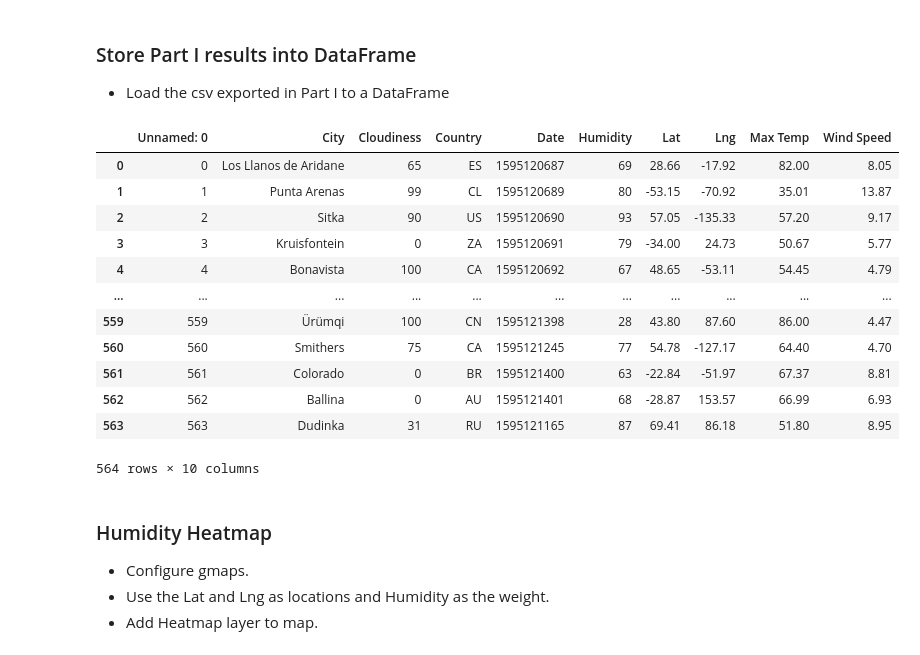
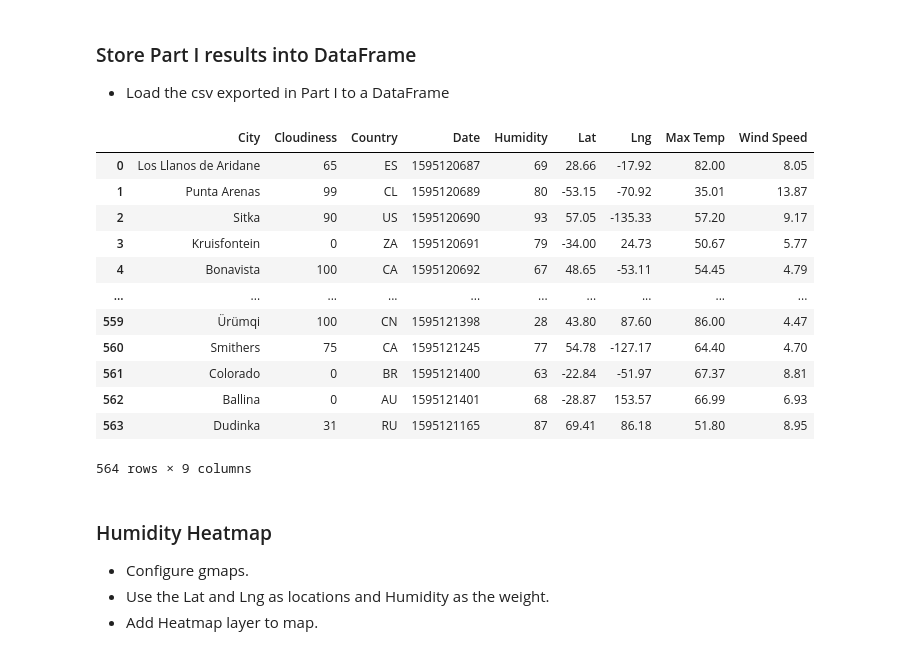
Before and after one commit to taureanh/Python-api-challenge, a Jupyter notebook: VacationPy/VacationPy.ipynb, the cells around one changed output. Saved outputs shown, nothing was run; the diff lists cells and outputs as text; code cells hidden in the pictures.

```diff
--- a/VacationPy/VacationPy.ipynb
+++ b/VacationPy/VacationPy.ipynb
@@ -19,23 +21,23 @@ from api_keys import g_key
 ### Store Part I results into DataFrame
 * Load the csv exported in Part I to a DataFrame
 # %%
-weather_data = pd.read_csv("../WeatherPy/weather_data.csv")
+weather_data = pd.read_csv("../WeatherPy/weather_data.csv", index_col=[0])
 weather_data
 #weather_data.drop([''], axis=1)
 # %% [output]
-|  | Unnamed: 0 | City | Cloudiness | Country | Date | Humidity | Lat | Lng | Max Temp | Wind Speed |
-| 0 | 0 | Los Llanos de Aridane | 65 | ES | 1595120687 | 69 | 28.66 | -17.92 | 82.00 | 8.05 |
-| 1 | 1 | Punta Arenas | 99 | CL | 1595120689 | 80 | -53.15 | -70.92 | 35.01 | 13.87 |
-| 2 | 2 | Sitka | 90 | US | 1595120690 | 93 | 57.05 | -135.33 | 57.20 | 9.17 |
-| 3 | 3 | Kruisfontein | 0 | ZA | 1595120691 | 79 | -34.00 | 24.73 | 50.67 | 5.77 |
-| 4 | 4 | Bonavista | 100 | CA | 1595120692 | 67 | 48.65 | -53.11 | 54.45 | 4.79 |
-| ... | ... | ... | ... | ... | ... | ... | ... | ... | ... | ... |
-| 559 | 559 | Ürümqi | 100 | CN | 1595121398 | 28 | 43.80 | 87.60 | 86.00 | 4.47 |
-| 560 | 560 | Smithers | 75 | CA | 1595121245 | 77 | 54.78 | -127.17 | 64.40 | 4.70 |
-| 561 | 561 | Colorado | 0 | BR | 1595121400 | 63 | -22.84 | -51.97 | 67.37 | 8.81 |
-| 562 | 562 | Ballina | 0 | AU | 1595121401 | 68 | -28.87 | 153.57 | 66.99 | 6.93 |
-| 563 | 563 | Dudinka | 31 | RU | 1595121165 | 87 | 69.41 | 86.18 | 51.80 | 8.95 |
+|  | City | Cloudiness | Country | Date | Humidity | Lat | Lng | Max Temp | Wind Speed |
+| 0 | Los Llanos de Aridane | 65 | ES | 1595120687 | 69 | 28.66 | -17.92 | 82.00 | 8.05 |
+| 1 | Punta Arenas | 99 | CL | 1595120689 | 80 | -53.15 | -70.92 | 35.01 | 13.87 |
+| 2 | Sitka | 90 | US | 1595120690 | 93 | 57.05 | -135.33 | 57.20 | 9.17 |
+| 3 | Kruisfontein | 0 | ZA | 1595120691 | 79 | -34.00 | 24.73 | 50.67 | 5.77 |
+| 4 | Bonavista | 100 | CA | 1595120692 | 67 | 48.65 | -53.11 | 54.45 | 4.79 |
+| ... | ... | ... | ... | ... | ... | ... | ... | ... | ... |
+| 559 | Ürümqi | 100 | CN | 1595121398 | 28 | 43.80 | 87.60 | 86.00 | 4.47 |
+| 560 | Smithers | 75 | CA | 1595121245 | 77 | 54.78 | -127.17 | 64.40 | 4.70 |
+| 561 | Colorado | 0 | BR | 1595121400 | 63 | -22.84 | -51.97 | 67.37 | 8.81 |
+| 562 | Ballina | 0 | AU | 1595121401 | 68 | -28.87 | 153.57 | 66.99 | 6.93 |
+| 563 | Dudinka | 31 | RU | 1595121165 | 87 | 69.41 | 86.18 | 51.80 | 8.95 |
-564 rows × 10 columns
+564 rows × 9 columns
 # %% [markdown]
 ### Humidity Heatmap
 * Configure gmaps.
```
Also changed, not shown: parts of 9 cells of this notebook, 2 other files.
